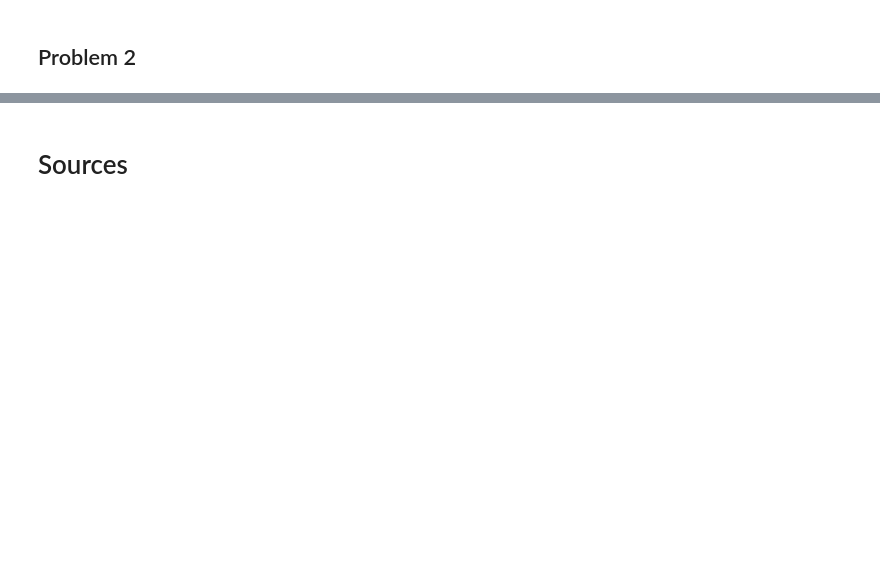
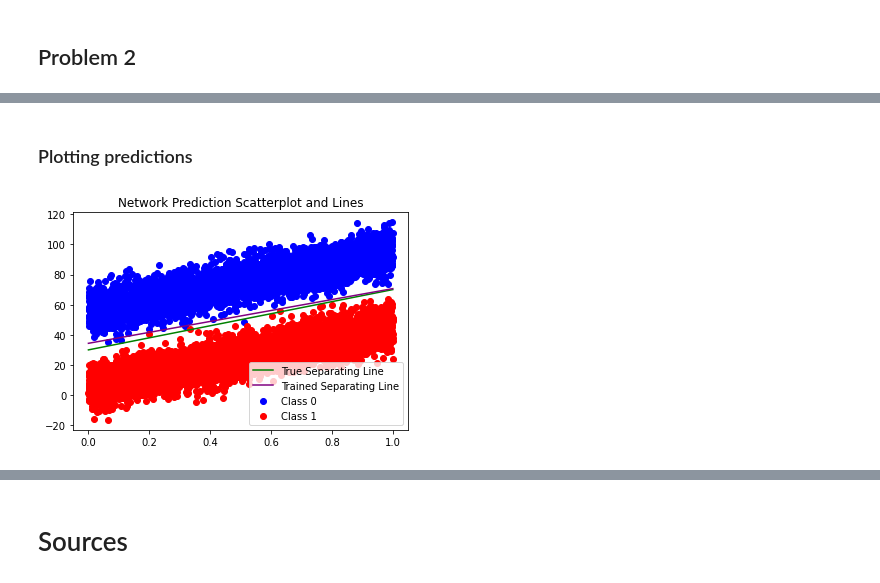
Before and after one commit to nabakin/machine-learning-course, a Jupyter notebook: HW_3/HW_3.ipynb, the cells around one changed output, grey strips where cells are left out. Cells and saved outputs as stored; diff of their text form; code cells hidden in the pictures; blank space fills up the shorter version.

```diff
--- a/HW_3/HW_3.ipynb
+++ b/HW_3/HW_3.ipynb
@@ -109,0 +218,4 @@ plt.legend()
+# %%
+# Network input parameters.
+epochs = 250
+lr = 0.01
@@ -109,0 +228,4 @@ plt.legend()
+# %%
+# Performs the sigmoid function.
+def sigmoid(z):
+    return 1 / (1 + np.exp(-z))
@@ -109,0 +234,5 @@ plt.legend()
+# %%
+# Initialization of network weights and bias.
+w_1 = np.random.randn(1)
+w_2 = np.random.randn(1)
+b_1 = np.zeros(1)
@@ -109,0 +248,20 @@ plt.legend()
+# %%
+# Training a stochastic gradient logistic regression model.
+for epoch in np.arange(epochs):
+    print("Epoch " + str(epoch+1) + "/" + str(epochs))
+
+    # Iterate through all features.
+    for i in np.arange(len(training_data)):
+        # Calculate predictions.
+        y_pred = w_1 * training_data[i][0] + w_2 * training_data[i][1] + b_1
+        a = sigmoid(y_pred)
+
+        # Perform gradient descent.
+        grad_w_1 = (a - training_labels[i]) * training_data[i][0]
+        grad_w_2 = (a - training_labels[i]) * training_data[i][1]
+        grad_b_1 = (a - training_labels[i])
+
+        # Apply to weights and bias.
+        w_1 -= lr * grad_w_1
+        w_2 -= lr * grad_w_2
+        b_1 -= lr * grad_b_1
@@ -109,0 +325,12 @@ plt.legend()
+# %% [markdown]
+### Plotting predictions
+# %%
+# Plot predictions of the custom stochastic gradient
+# logistic regression model.
+ax = plt.gca()
+plot_predictions(b_1, w_1, w_2)
+
+# Save the y limits for future reference.
+plt_pred_ylim = ax.get_ylim()
+# %% [output]
+[figure, added]
```
Also changed, not shown: parts of 37 cells of this notebook.
